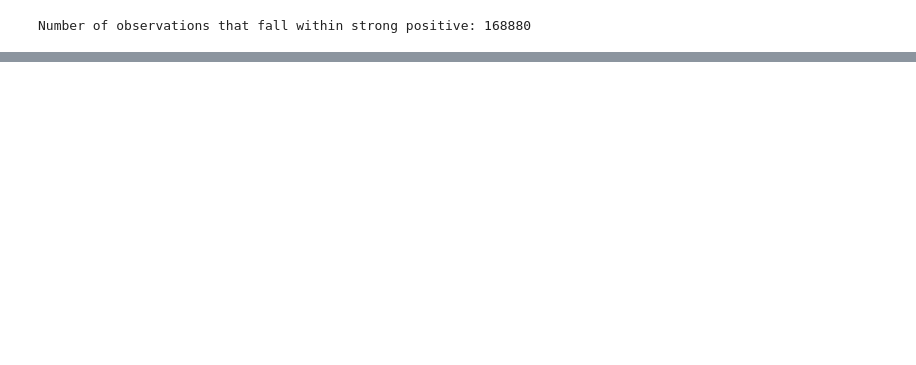
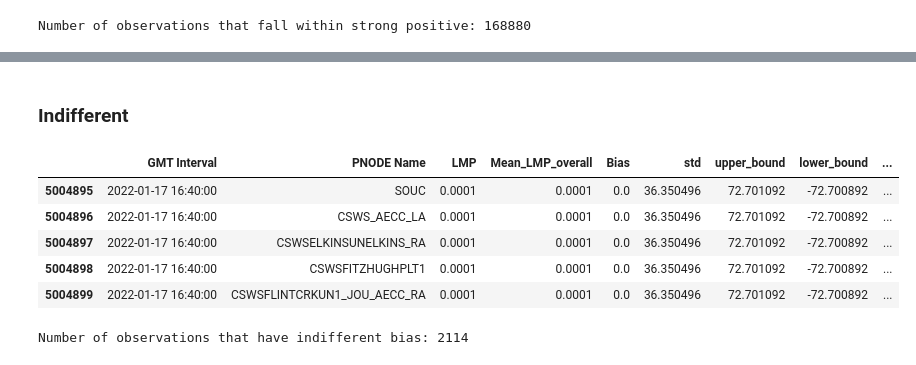
Before and after one commit to maxsohl/Engie, a Jupyter notebook: January 2022 LMP SPP ISO.ipynb, the cells around one changed output, grey strips where cells are left out. Saved outputs shown, nothing was run; the diff lists cells and outputs as text; code cells hidden in the pictures; blank space fills up the shorter version.

```diff
--- a/January 2022 LMP SPP ISO.ipynb
+++ b/January 2022 LMP SPP ISO.ipynb
@@ -235,0 +197,16 @@ Number of observations that have indifferent bias: 2114
+# %% [markdown]
+### Indifferent
+# %%
+indifferent_df = merged_df[merged_df['indifferent'] == 1]
+indifferent_df.head()
+# %% [output]
+|  | GMT Interval | PNODE Name | LMP | Mean_LMP_overall | Bias | std | upper_bound | lower_bound | ... |
+| 5004895 | 2022-01-17 16:40:00 | SOUC | 0.0001 | 0.0001 | 0.0 | 36.350496 | 72.701092 | -72.700892 | ... |
+| 5004896 | 2022-01-17 16:40:00 | CSWS_AECC_LA | 0.0001 | 0.0001 | 0.0 | 36.350496 | 72.701092 | -72.700892 | ... |
+| 5004897 | 2022-01-17 16:40:00 | CSWSELKINSUNELKINS_RA | 0.0001 | 0.0001 | 0.0 | 36.350496 | 72.701092 | -72.700892 | ... |
+| 5004898 | 2022-01-17 16:40:00 | CSWSFITZHUGHPLT1 | 0.0001 | 0.0001 | 0.0 | 36.350496 | 72.701092 | -72.700892 | ... |
+| 5004899 | 2022-01-17 16:40:00 | CSWSFLINTCRKUN1_JOU_AECC_RA | 0.0001 | 0.0001 | 0.0 | 36.350496 | 72.701092 | -72.700892 | ... |
+# %%
+print('Number of observations that have indifferent bias:',indifferent_df.shape[0])
+# %% [output]
+Number of observations that have indifferent bias: 2114
```
Also changed, not shown: parts of 19 cells of this notebook.
